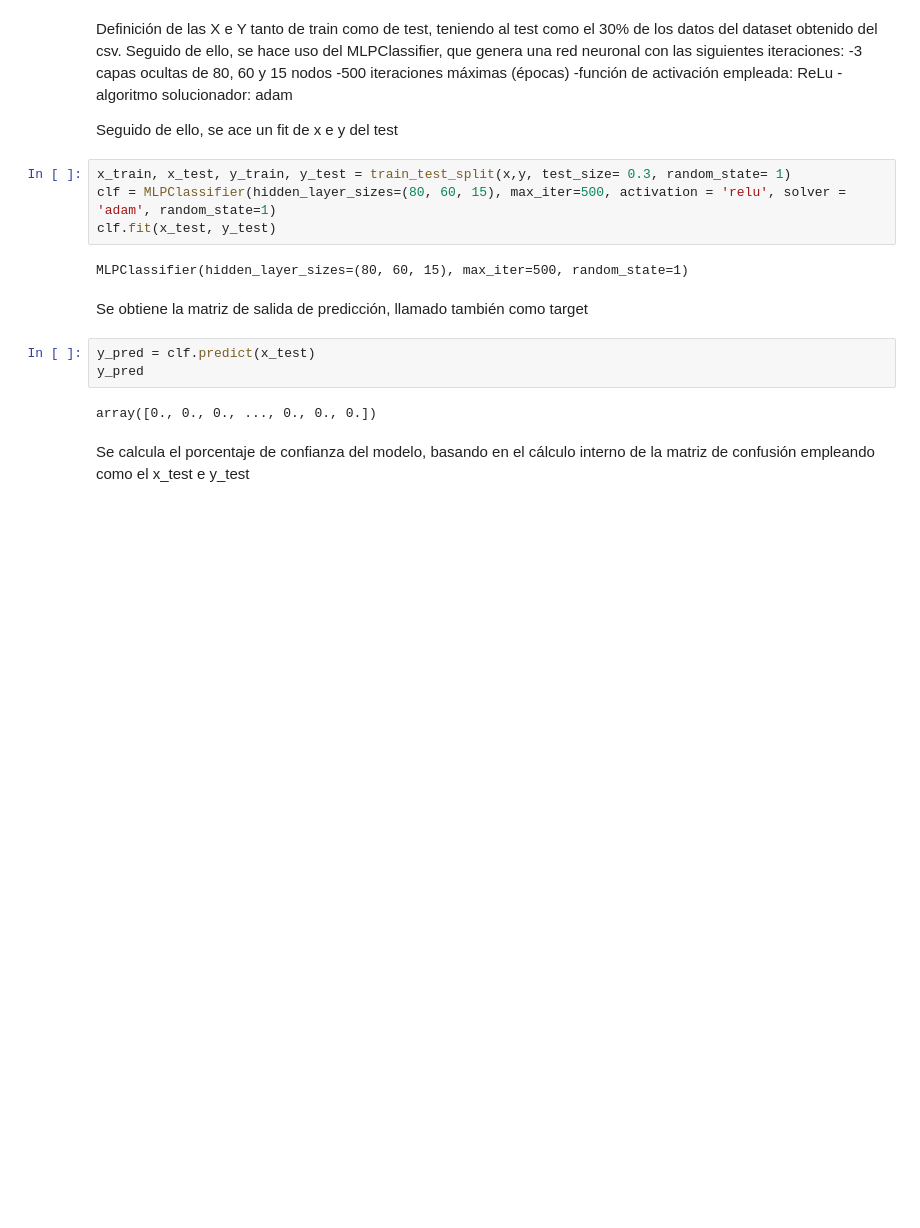
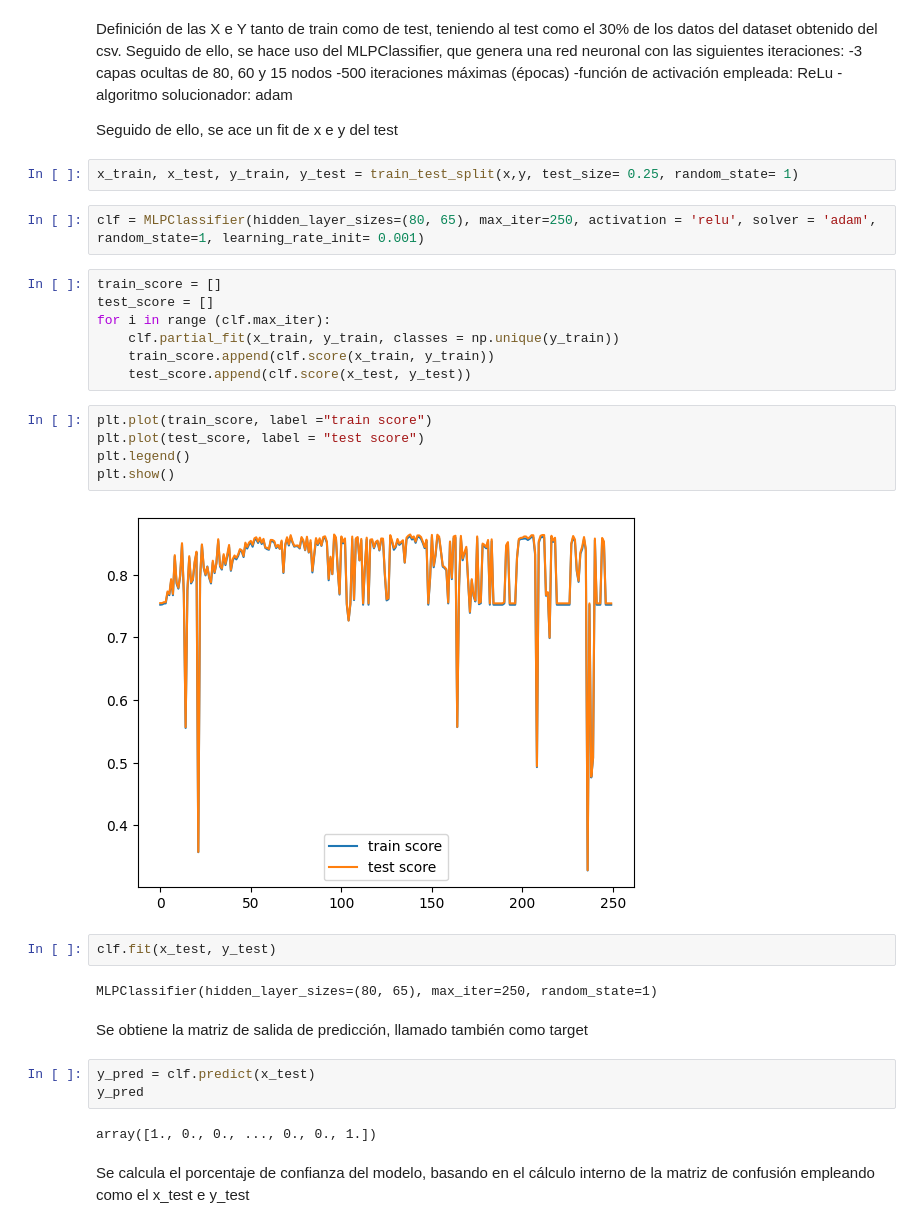
Before and after one commit to new-superuser-alt9193/IA_Avanzada, a Jupyter notebook: model/mlp_model.ipynb, the cells around one changed output. Drawn from its saved outputs; the diff is of its cells as text; blank space fills up the shorter version.

Commit message:
Comparison between train and test score

```diff
--- a/model/mlp_model.ipynb
+++ b/model/mlp_model.ipynb
@@ -17,18 +19,34 @@ Definición de las X e Y tanto de train como de test, teniendo al test como el 3
 
 Seguido de ello, se ace un fit de x e y del test
 # %%
-x_train, x_test, y_train, y_test = train_test_split(x,y, test_size= 0.3, random_state= 1)
-clf = MLPClassifier(hidden_layer_sizes=(80, 60, 15), max_iter=500, activation = 'relu', solver = 'adam', random_state=1)
-clf.fit(x_test, y_test)
+x_train, x_test, y_train, y_test = train_test_split(x,y, test_size= 0.25, random_state= 1)
-# %% [output]
-MLPClassifier(hidden_layer_sizes=(80, 60, 15), max_iter=500, random_state=1)
+# %%
+clf = MLPClassifier(hidden_layer_sizes=(80, 65), max_iter=250, activation = 'relu', solver = 'adam', random_state=1, learning_rate_init= 0.001)
+# %%
+train_score = []
+test_score = []
+for i in range (clf.max_iter):
+    clf.partial_fit(x_train, y_train, classes = np.unique(y_train))
+    train_score.append(clf.score(x_train, y_train))
+    test_score.append(clf.score(x_test, y_test))
+# %%
+plt.plot(train_score, label ="train score")
+plt.plot(test_score, label = "test score")
+plt.legend()
+plt.show()
+# %% [output]
+[figure, added]
+# %%
+clf.fit(x_test, y_test)
+# %% [output]
+MLPClassifier(hidden_layer_sizes=(80, 65), max_iter=250, random_state=1)
 # %% [markdown]
 Se obtiene la matriz de salida de predicción, llamado también como target
 # %%
 y_pred = clf.predict(x_test)
 y_pred
 # %% [output]
-array([0., 0., 0., ..., 0., 0., 0.])
+array([1., 0., 0., ..., 0., 0., 1.])
 # %% [markdown]
 Se calcula el porcentaje de confianza del modelo, basando en el cálculo interno de la matriz de confusión empleando como el x_test e y_test
 # %%
```
Also changed, not shown: parts of 2 cells of this notebook, 1 other file.
